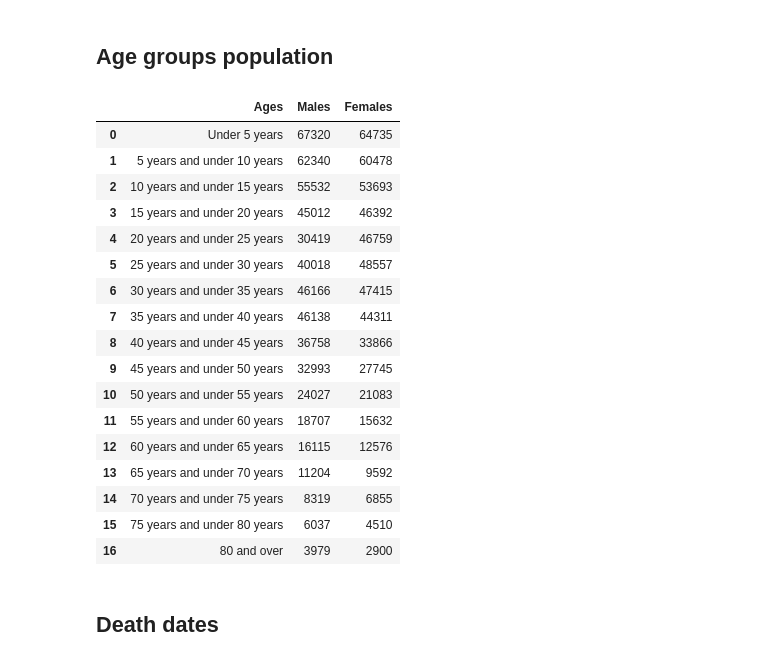
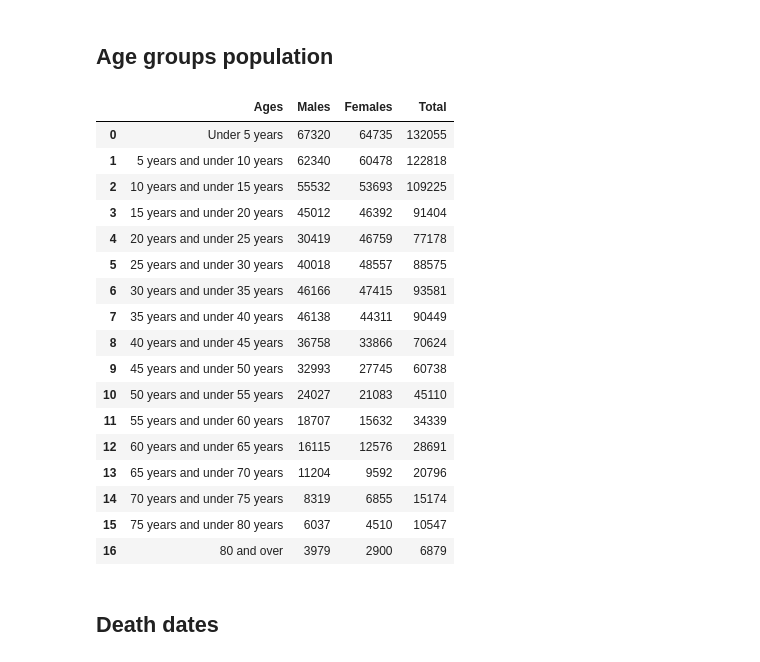
Before and after one commit to gavdoubleu/SEIRD_model, a Jupyter notebook: SEIRD_model_files/SEIRD model data processing.ipynb, the cells around one changed output. Drawn from its saved outputs; the diff is of its cells as text; code cells hidden in the pictures.

```diff
--- a/SEIRD_model_files/SEIRD model data processing.ipynb
+++ b/SEIRD_model_files/SEIRD model data processing.ipynb
@@ -10,26 +10,27 @@ from numpy.random import choice
 # %%
 df_dummy = pd.read_csv('../data/Age_and_sex.txt',sep='\t', header=2, thousands=',')
 df_age = df_dummy.drop(labels=['#Males.','Females.','Males.', 'Females..1', 'Males..1', 'Females..2'], axis=1).drop(labels=['Unspecified minors', 'Unspecified adults'], axis=0).reset_index().rename(columns={'Males..2' : 'Males', 'Females..3' : 'Females', 'index':'Ages'})
+df_age['Total'] = df_age['Males'] + df_age['Females']
 df_age
 # %% [output]
-|  | Ages | Males | Females |
-| 0 | Under 5 years | 67320 | 64735 |
-| 1 | 5 years and under 10 years | 62340 | 60478 |
-| 2 | 10 years and under 15 years | 55532 | 53693 |
-| 3 | 15 years and under 20 years | 45012 | 46392 |
-| 4 | 20 years and under 25 years | 30419 | 46759 |
-| 5 | 25 years and under 30 years | 40018 | 48557 |
-| 6 | 30 years and under 35 years | 46166 | 47415 |
-| 7 | 35 years and under 40 years | 46138 | 44311 |
-| 8 | 40 years and under 45 years | 36758 | 33866 |
-| 9 | 45 years and under 50 years | 32993 | 27745 |
-| 10 | 50 years and under 55 years | 24027 | 21083 |
-| 11 | 55 years and under 60 years | 18707 | 15632 |
-| 12 | 60 years and under 65 years | 16115 | 12576 |
-| 13 | 65 years and under 70 years | 11204 | 9592 |
-| 14 | 70 years and under 75 years | 8319 | 6855 |
-| 15 | 75 years and under 80 years | 6037 | 4510 |
-| 16 | 80 and over | 3979 | 2900 |
+|  | Ages | Males | Females | Total |
+| 0 | Under 5 years | 67320 | 64735 | 132055 |
+| 1 | 5 years and under 10 years | 62340 | 60478 | 122818 |
+| 2 | 10 years and under 15 years | 55532 | 53693 | 109225 |
+| 3 | 15 years and under 20 years | 45012 | 46392 | 91404 |
+| 4 | 20 years and under 25 years | 30419 | 46759 | 77178 |
+| 5 | 25 years and under 30 years | 40018 | 48557 | 88575 |
+| 6 | 30 years and under 35 years | 46166 | 47415 | 93581 |
+| 7 | 35 years and under 40 years | 46138 | 44311 | 90449 |
+| 8 | 40 years and under 45 years | 36758 | 33866 | 70624 |
+| 9 | 45 years and under 50 years | 32993 | 27745 | 60738 |
+| 10 | 50 years and under 55 years | 24027 | 21083 | 45110 |
+| 11 | 55 years and under 60 years | 18707 | 15632 | 34339 |
+| 12 | 60 years and under 65 years | 16115 | 12576 | 28691 |
+| 13 | 65 years and under 70 years | 11204 | 9592 | 20796 |
+| 14 | 70 years and under 75 years | 8319 | 6855 | 15174 |
+| 15 | 75 years and under 80 years | 6037 | 4510 | 10547 |
+| 16 | 80 and over | 3979 | 2900 | 6879 |
 # %% [markdown]
 ## Death dates
 # %%
```
Also changed, not shown: parts of 7 cells of this notebook, 3 other files.
